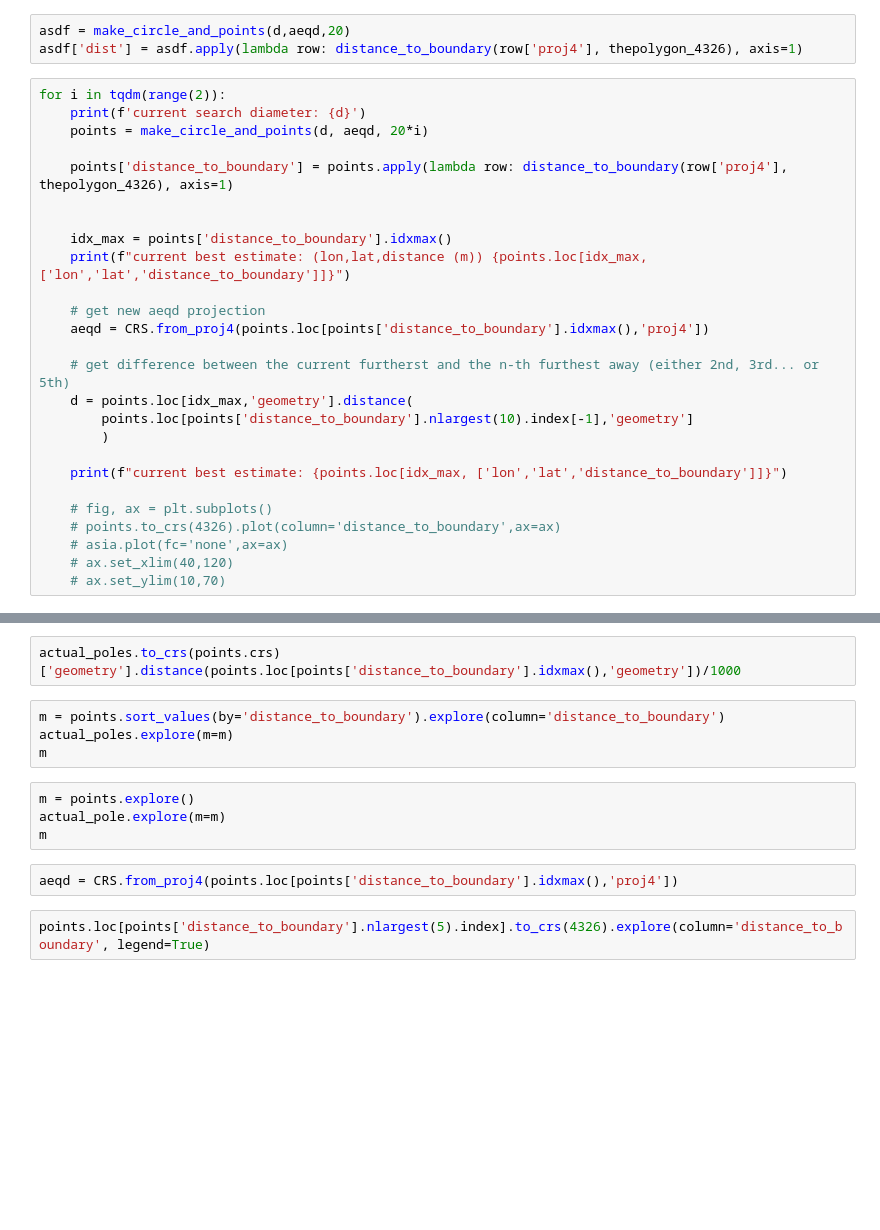
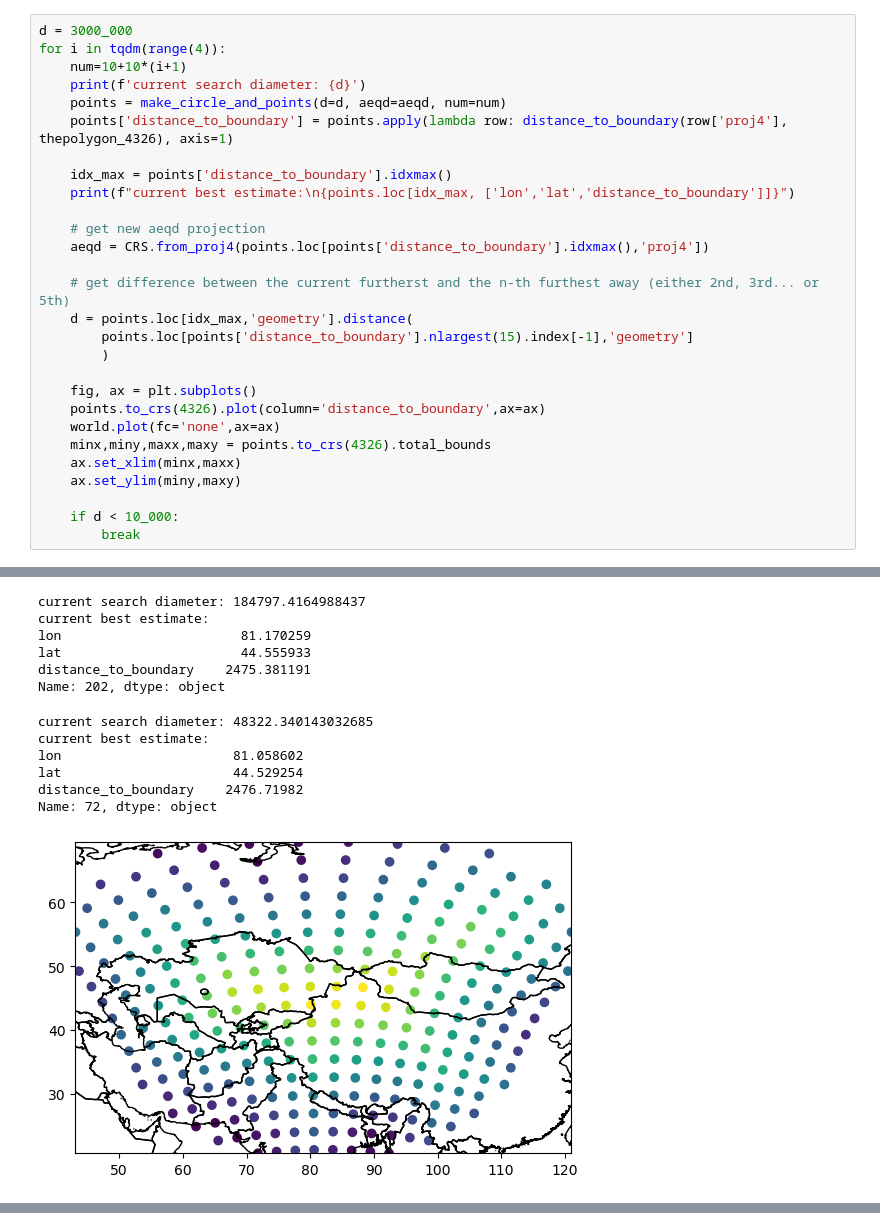
Before and after one commit to tlohde/30DMC, a Jupyter notebook: day6_asia/day6_asia.ipynb, the cells around one changed output, grey strips where cells are left out. Cells and saved outputs as stored; diff of their text form; blank space fills up the shorter version.

```diff
--- a/day6_asia/day6_asia.ipynb
+++ b/day6_asia/day6_asia.ipynb
@@ -107,29 +113,29 @@ distance from "centroid" to nearest point on boundary: 2263.504 km
-# %%
-asdf = make_circle_and_points(d,aeqd,20)
-asdf['dist'] = asdf.apply(lambda row: distance_to_boundary(row['proj4'], thepolygon_4326), axis=1)
 # %%
-for i in tqdm(range(2)):
+d = 3000_000
+for i in tqdm(range(4)):
+    num=10+10*(i+1)
     print(f'current search diameter: {d}')
-    points = make_circle_and_points(d, aeqd, 20*i)
-
+    points = make_circle_and_points(d=d, aeqd=aeqd, num=num)
     points['distance_to_boundary'] = points.apply(lambda row: distance_to_boundary(row['proj4'], thepolygon_4326), axis=1)
 
-
     idx_max = points['distance_to_boundary'].idxmax()
-    print(f"current best estimate: (lon,lat,distance (m)) {points.loc[idx_max, ['lon','lat','distance_to_boundary']]}")
+    print(f"current best estimate:\n{points.loc[idx_max, ['lon','lat','distance_to_boundary']]}")
 
     # get new aeqd projection
     aeqd = CRS.from_proj4(points.loc[points['distance_to_boundary'].idxmax(),'proj4'])
 
     # get difference between the current furtherst and the n-th furthest away (either 2nd, 3rd... or 5th)
     d = points.loc[idx_max,'geometry'].distance(
-        points.loc[points['distance_to_boundary'].nlargest(10).index[-1],'geometry']
+        points.loc[points['distance_to_boundary'].nlargest(15).index[-1],'geometry']
         )
 
-    print(f"current best estimate: {points.loc[idx_max, ['lon','lat','distance_to_boundary']]}")
+    fig, ax = plt.subplots()
+    points.to_crs(4326).plot(column='distance_to_boundary',ax=ax)
+    world.plot(fc='none',ax=ax)
+    minx,miny,maxx,maxy = points.to_crs(4326).total_bounds
+    ax.set_xlim(minx,maxx)
+    ax.set_ylim(miny,maxy)
 
-    # fig, ax = plt.subplots()
-    # points.to_crs(4326).plot(column='distance_to_boundary',ax=ax)
-    # asia.plot(fc='none',ax=ax)
-    # ax.set_xlim(40,120)
-    # ax.set_ylim(10,70)
+    if d < 10_000:
+        break
+# %% [output]
@@ -135,0 +154,13 @@ for i in tqdm(range(2)):
+current search diameter: 184797.4164988437
+current best estimate:
+lon                       81.170259
+lat                       44.555933
+distance_to_boundary    2475.381191
+Name: 202, dtype: object
+current search diameter: 48322.340143032685
+current best estimate:
+lon                      81.058602
+lat                      44.529254
+distance_to_boundary    2476.71982
+Name: 72, dtype: object
+[figure, added]
@@ -136,14 +169,0 @@ for i in tqdm(range(2)):
-# %%
-actual_poles.to_crs(points.crs)['geometry'].distance(points.loc[points['distance_to_boundary'].idxmax(),'geometry'])/1000
-# %%
-m = points.sort_values(by='distance_to_boundary').explore(column='distance_to_boundary')
-actual_poles.explore(m=m)
-m
-# %%
-m = points.explore()
-actual_pole.explore(m=m)
-m
-# %%
-aeqd = CRS.from_proj4(points.loc[points['distance_to_boundary'].idxmax(),'proj4'])
-# %%
-points.loc[points['distance_to_boundary'].nlargest(5).index].to_crs(4326).explore(column='distance_to_boundary', legend=True)
```
Also changed, not shown: parts of 14 cells of this notebook.
